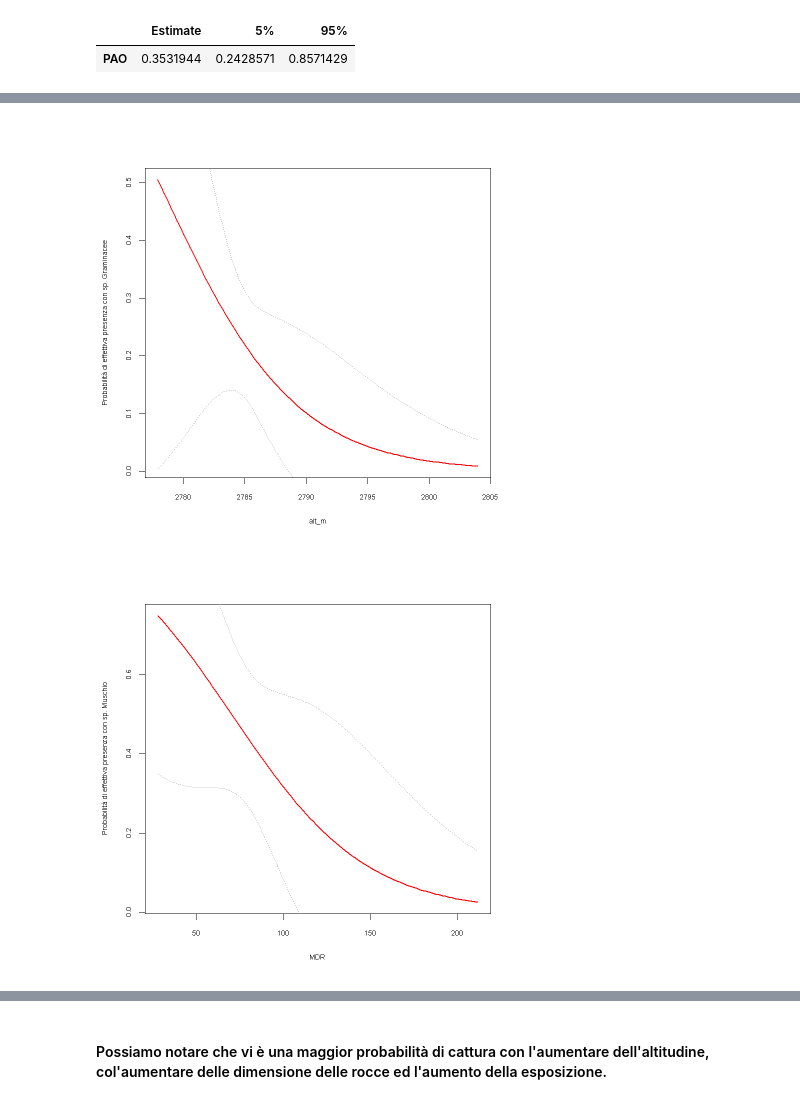
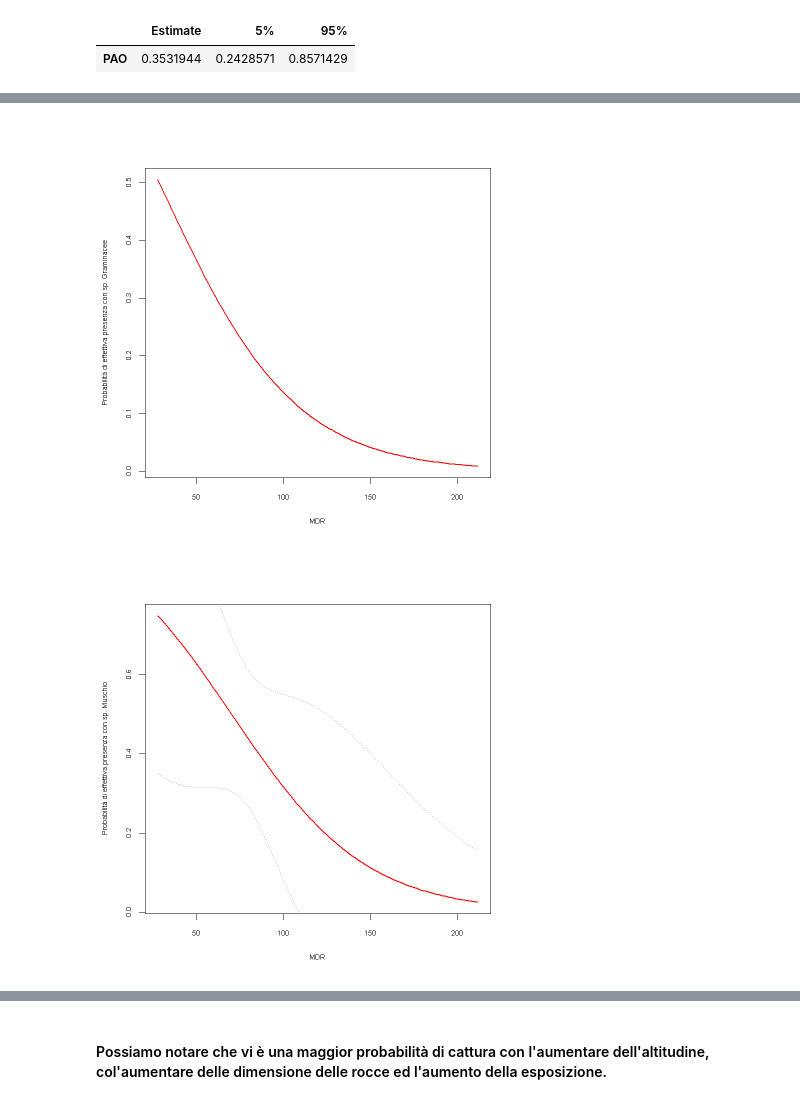
Before and after one commit to GabyOM/Chionomys-nivalis-analysis, a Jupyter notebook: 8.1. Analisi Best Model-Sessione-1.ipynb, the cells around one changed output, grey strips where cells are left out. Saved outputs shown, nothing was run; the diff lists cells and outputs as text; code cells hidden in the pictures.

```diff
--- a/8.1. Analisi Best Model-Sessione-1.ipynb
+++ b/8.1. Analisi Best Model-Sessione-1.ipynb
@@ -131,33 +131,33 @@ A data.frame: 6 × 9
 | 300 | 2803.986 | 7.000000 | 62.00000 | 212.0000 | 0.02100334 | 0.1037038 | 1.092793e-06 | 0.9976314 | Other_Sp |
 # %%
 with(subset(Elambda_unscaled,dominant=="Graminacee"), {
-  plot(alt_m, Predicted, xlab="alt_m", type="l", # names = habitat,
+  plot(MDR, Predicted, xlab="MDR", type="l", # names = habitat,
        ylab="Probabilità di effettiva presenza con sp. Graminacee", #ylim=c(-20, 40), # cex.names=0.7,
        cex.lab=0.7, cex.axis=0.7, lwd=2, col="red")
    lines(alt_m, Predicted+SE, lty=3, col="dark grey")
    lines(alt_m, Predicted-SE, lty=3, col="dark grey")
   #lines(cop_veg_ottavi, upper, lty=1, col="grey")
   #lines(cop_veg_ottavi, lower, lty=1, col="grey")
 })
 with(subset(Elambda_unscaled,dominant=="Muschio"), {
   plot(MDR, Predicted, xlab="MDR", type="l", # names = habitat,
        ylab="Probabilità di effettiva presenza con sp. Muschio", #ylim=c(-20, 40), # cex.names=0.7,
        cex.lab=0.7, cex.axis=0.7, lwd=2, col="red")
    lines(MDR, Predicted+SE, lty=3, col="dark grey")
    lines(MDR, Predicted-SE, lty=3, col="dark grey")
   #lines(MDR, upper, lty=1, col="grey")
   #lines(MDR, lower, lty=1, col="grey")
 })
 
 with(subset(Elambda_unscaled,dominant=="Other_Sp"), {
-  plot(Esp.tr, Predicted, xlab="Esp.tr", type="l", # names = habitat,
+  plot(MDR, Predicted, xlab="MDR", type="l", # names = habitat,
        ylab="Probabilità di effettiva presenza con sp. Other_Sp", #ylim=c(-20, 40), # cex.names=0.7,
        cex.lab=0.7, cex.axis=0.7, lwd=2, col="red")
-   lines(Esp.tr, Predicted+SE, lty=3, col="dark grey")
-   lines(Esp.tr, Predicted-SE, lty=3, col="dark grey")
+   lines(MDR, Predicted+SE, lty=3, col="dark grey")
+   lines(MDR, Predicted-SE, lty=3, col="dark grey")
   #lines(Esp.tr, upper, lty=1, col="grey")
   #lines(Esp.tr, lower, lty=1, col="grey")
 })
 # %% [output]
-[figure, old version]
+[figure, new version]
 [figure]
```
Also changed, not shown: parts of 1 cell of this notebook.
